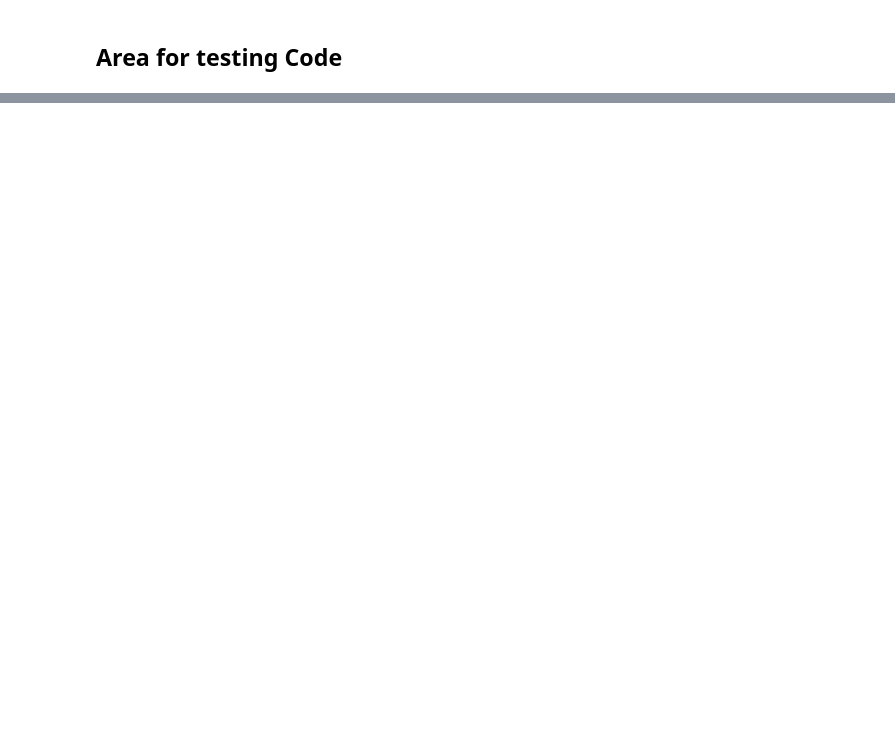
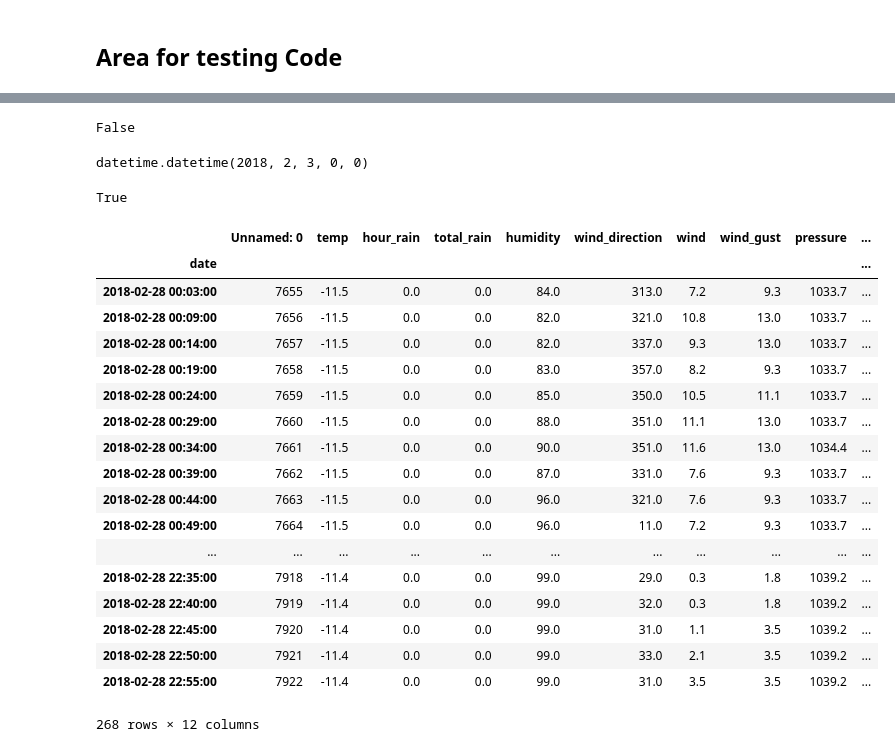
Before and after one commit to hringbauer/wunderground, a Jupyter notebook: area51.ipynb, the cells around one changed output, grey strips where cells are left out. Cells and saved outputs as stored; diff of their text form; code cells hidden in the pictures; blank space fills up the shorter version.

```diff
--- a/area51.ipynb
+++ b/area51.ipynb
@@ -45,0 +36,39 @@ df
+# %%
+print(d.date()==datetime.datetime.now())
+# %% [output]
+False
+# %%
+tes = datetime.datetime.strptime('2018-02-28', '%Y-%m-%d')
+# %%
+tes
+# %% [output]
+datetime.datetime(2018, 2, 3, 0, 0)
+# %%
+datetime.datetime.now().date() == tes.date()
+# %% [output]
+True
+# %%
+path="./Data/2018/2.csv"
+df = pd.read_csv(path, parse_dates=[4], index_col=[4])
+# %%
+df[str(tes.date())]
+# %% [output]
+|  | Unnamed: 0 | temp | hour_rain | total_rain | humidity | wind_direction | wind | wind_gust | pressure | ... |
+| date |  |  |  |  |  |  |  |  |  | ... |
+| 2018-02-28 00:03:00 | 7655 | -11.5 | 0.0 | 0.0 | 84.0 | 313.0 | 7.2 | 9.3 | 1033.7 | ... |
+| 2018-02-28 00:09:00 | 7656 | -11.5 | 0.0 | 0.0 | 82.0 | 321.0 | 10.8 | 13.0 | 1033.7 | ... |
+| 2018-02-28 00:14:00 | 7657 | -11.5 | 0.0 | 0.0 | 82.0 | 337.0 | 9.3 | 13.0 | 1033.7 | ... |
+| 2018-02-28 00:19:00 | 7658 | -11.5 | 0.0 | 0.0 | 83.0 | 357.0 | 8.2 | 9.3 | 1033.7 | ... |
+| 2018-02-28 00:24:00 | 7659 | -11.5 | 0.0 | 0.0 | 85.0 | 350.0 | 10.5 | 11.1 | 1033.7 | ... |
+| 2018-02-28 00:29:00 | 7660 | -11.5 | 0.0 | 0.0 | 88.0 | 351.0 | 11.1 | 13.0 | 1033.7 | ... |
+| 2018-02-28 00:34:00 | 7661 | -11.5 | 0.0 | 0.0 | 90.0 | 351.0 | 11.6 | 13.0 | 1034.4 | ... |
+| 2018-02-28 00:39:00 | 7662 | -11.5 | 0.0 | 0.0 | 87.0 | 331.0 | 7.6 | 9.3 | 1033.7 | ... |
+| 2018-02-28 00:44:00 | 7663 | -11.5 | 0.0 | 0.0 | 96.0 | 321.0 | 7.6 | 9.3 | 1033.7 | ... |
+| 2018-02-28 00:49:00 | 7664 | -11.5 | 0.0 | 0.0 | 96.0 | 11.0 | 7.2 | 9.3 | 1033.7 | ... |
+| ... | ... | ... | ... | ... | ... | ... | ... | ... | ... | ... |
+| 2018-02-28 22:35:00 | 7918 | -11.4 | 0.0 | 0.0 | 99.0 | 29.0 | 0.3 | 1.8 | 1039.2 | ... |
+| 2018-02-28 22:40:00 | 7919 | -11.4 | 0.0 | 0.0 | 99.0 | 32.0 | 0.3 | 1.8 | 1039.2 | ... |
+| 2018-02-28 22:45:00 | 7920 | -11.4 | 0.0 | 0.0 | 99.0 | 31.0 | 1.1 | 3.5 | 1039.2 | ... |
+| 2018-02-28 22:50:00 | 7921 | -11.4 | 0.0 | 0.0 | 99.0 | 33.0 | 2.1 | 3.5 | 1039.2 | ... |
+| 2018-02-28 22:55:00 | 7922 | -11.4 | 0.0 | 0.0 | 99.0 | 31.0 | 3.5 | 3.5 | 1039.2 | ... |
+268 rows × 12 columns
```
Also changed, not shown: parts of 13 cells of this notebook, 5 other files.
